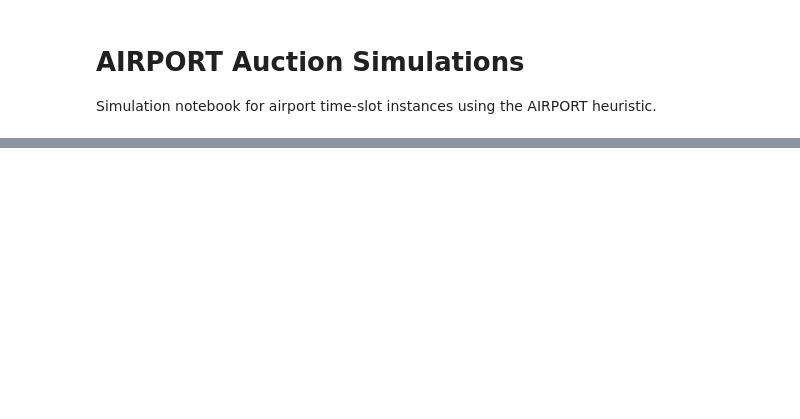
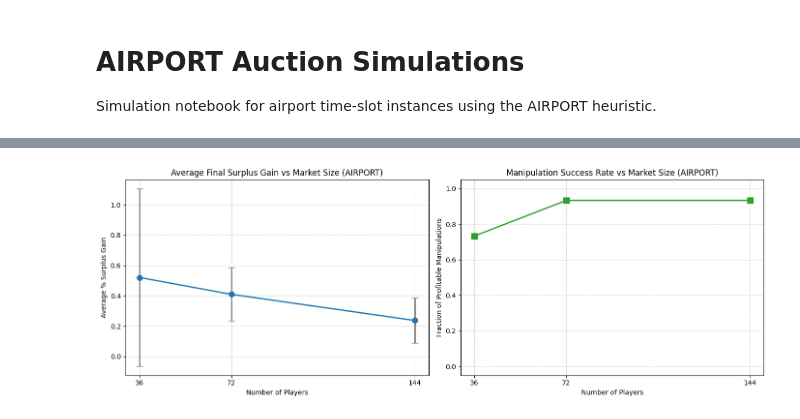
Before and after one commit to tr1gergo/Comb-Auction-AE, a Jupyter notebook: AIRPORT_simulations.ipynb, the cells around one changed output, grey strips where cells are left out. Drawn from its saved outputs; the diff is of its cells as text; code cells hidden in the pictures; blank space fills up the shorter version.

```diff
--- a/AIRPORT_simulations.ipynb
+++ b/AIRPORT_simulations.ipynb
@@ -481,0 +562,56 @@ eff_item_counts
+# %%
+
+# ==========================================
+# PLOTTING (Mirrored from GRID with Errors)
+# ==========================================
+players_axis = []
+avg_pct_gain = []
+pct_err = []
+success_rate = []
+success_err = []
+
+# Sort to ensure left-to-right line plots
+#summary_results = sorted(summary_results, key=lambda x: x['num_players'])
+
+for res in summary_results:
+    players_axis.append(res['num_players'])
+
+    # Extract the final iteration's results
+    final_pcts = res['pct_histories'][:, -1]
+    final_successes = res['success_histories'][:, -1]
+
+    avg_pct_gain.append(np.nanmean(final_pcts)) # Already multiplied by 100 in loop above
+    success_rate.append(np.nanmean(final_successes))
+
+    # Error bar math (Standard Deviation)
+    pct_err.append(np.nanstd(final_pcts))
+    success_err.append(np.nanstd(final_successes))
+
+fig, axes = plt.subplots(1, 2, figsize=(14, 5))
+
+# Plot 1: % Gain vs Num Players
+axes[0].errorbar(players_axis, avg_pct_gain, yerr=pct_err,
+                 marker='o', color='#1f77b4', linewidth=2, markersize=8,
+                 capsize=5, capthick=1, ecolor='gray')
+axes[0].set_title('Average Final Surplus Gain vs Market Size (AIRPORT)')
+axes[0].set_xlabel('Number of Players')
+axes[0].set_ylabel('Average % Surplus Gain')
+axes[0].set_xticks(players_axis)
+axes[0].grid(True, linestyle='--', alpha=0.6)
+
+# Plot 2: Success Rate vs Num Players
+axes[1].plot(players_axis, success_rate,
+                 marker='s', color='#2ca02c', linewidth=2, markersize=8)
+axes[1].set_title('Manipulation Success Rate vs Market Size (AIRPORT)')
+axes[1].set_xlabel('Number of Players')
+axes[1].set_ylabel('Fraction of Profitable Manipulations')
+axes[1].set_ylim(-0.05, 1.05)
+axes[1].set_xticks(players_axis)
+axes[1].grid(True, linestyle='--', alpha=0.6)
+
+plt.tight_layout()
+#Optional: save figure
+fig.savefig('./airport_figs_new/unified_market_size_impact_with_errors.png', dpi=300, bbox_inches='tight')
+plt.show()
+# %% [output]
+[figure, added]
```
Also changed, not shown: parts of 12 cells of this notebook, 30 other files.
